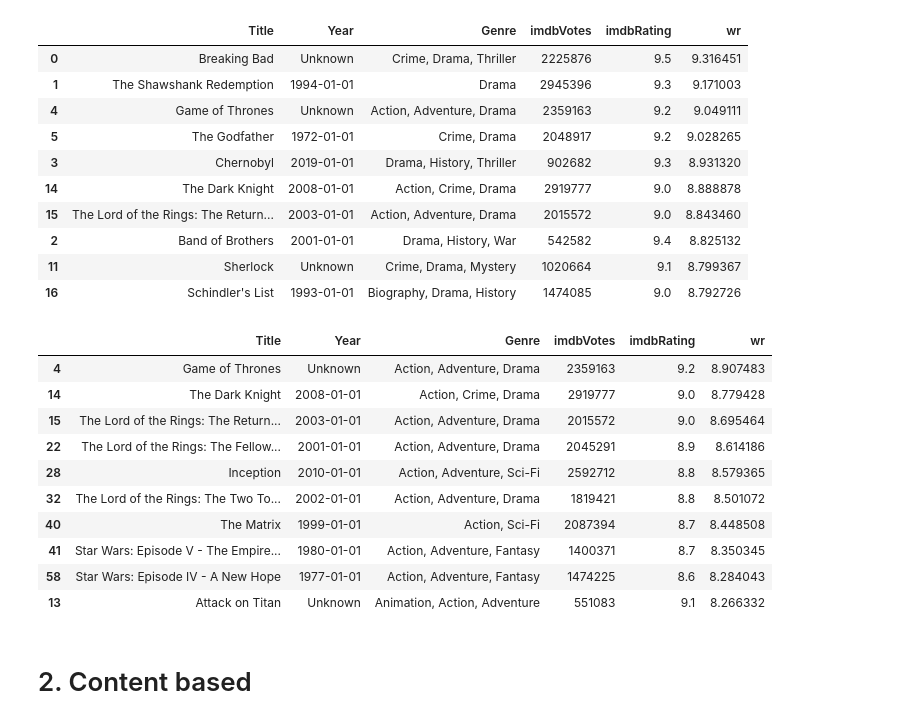
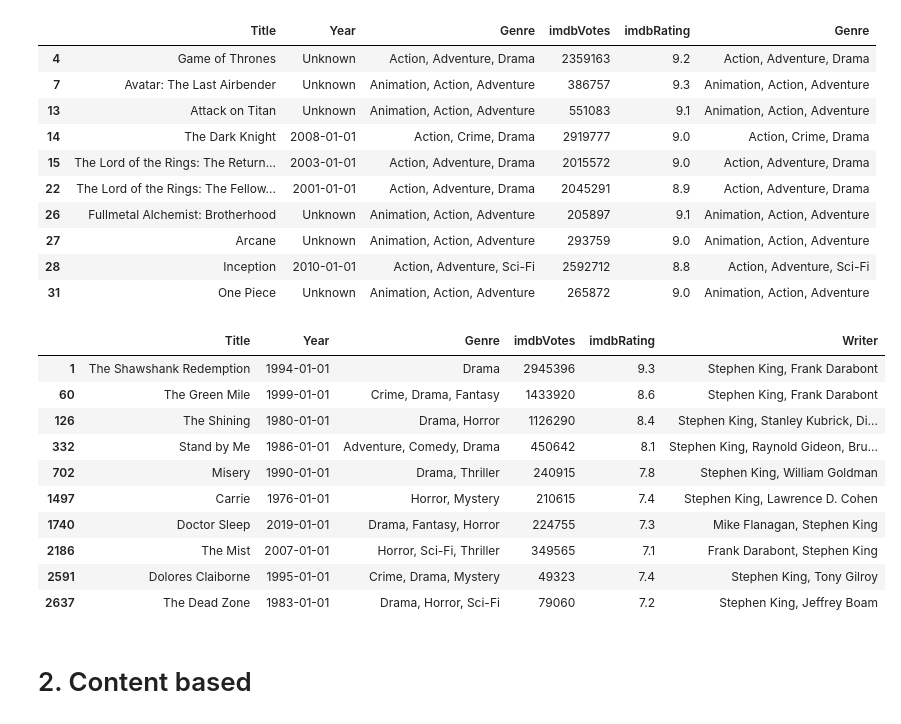
Before and after one commit to NgHoangQuan2204/Recommendation-System, a Jupyter notebook: notebooks/recommendation-system.ipynb, the cells around one changed output. Drawn from its saved outputs; the diff is of its cells as text; code cells hidden in the pictures.

Commit message:
Fixed Simple-recommender and added Notes, delete some cell that isnt necessary

```diff
--- a/notebooks/recommendation-system.ipynb
+++ b/notebooks/recommendation-system.ipynb
@@ -73,32 +39,41 @@ def build_chart(df, genre, percentile=0.85):
+# %%
+def get_simple_recommendations(df, value, collumn):
+    # Lọc các dòng chứa genre
+    filtered_df = df[df[collumn].str.contains(value, na=False)]
+
+    # Sắp xếp theo trọng số và lấy top 250
+    filtered_df = filtered_df.sort_values('wr', ascending=False).head(10)
+
+    return filtered_df[['Title', 'Year', 'Genre','imdbVotes', 'imdbRating', collumn]]
 # %%
-result = build_chart(df, 'Drama', percentile=0.85)
+result = get_simple_recommendations(df, 'Action', "Genre")
 result.head(10)
 # %% [output]
-|  | Title | Year | Genre | imdbVotes | imdbRating | wr |
-| 0 | Breaking Bad | Unknown | Crime, Drama, Thriller | 2225876 | 9.5 | 9.316451 |
-| 1 | The Shawshank Redemption | 1994-01-01 | Drama | 2945396 | 9.3 | 9.171003 |
-| 4 | Game of Thrones | Unknown | Action, Adventure, Drama | 2359163 | 9.2 | 9.049111 |
-| 5 | The Godfather | 1972-01-01 | Crime, Drama | 2048917 | 9.2 | 9.028265 |
-| 3 | Chernobyl | 2019-01-01 | Drama, History, Thriller | 902682 | 9.3 | 8.931320 |
-| 14 | The Dark Knight | 2008-01-01 | Action, Crime, Drama | 2919777 | 9.0 | 8.888878 |
-| 15 | The Lord of the Rings: The Return... | 2003-01-01 | Action, Adventure, Drama | 2015572 | 9.0 | 8.843460 |
-| 2 | Band of Brothers | 2001-01-01 | Drama, History, War | 542582 | 9.4 | 8.825132 |
-| 11 | Sherlock | Unknown | Crime, Drama, Mystery | 1020664 | 9.1 | 8.799367 |
-| 16 | Schindler's List | 1993-01-01 | Biography, Drama, History | 1474085 | 9.0 | 8.792726 |
+|  | Title | Year | Genre | imdbVotes | imdbRating | Genre |
+| 4 | Game of Thrones | Unknown | Action, Adventure, Drama | 2359163 | 9.2 | Action, Adventure, Drama |
+| 7 | Avatar: The Last Airbender | Unknown | Animation, Action, Adventure | 386757 | 9.3 | Animation, Action, Adventure |
+| 13 | Attack on Titan | Unknown | Animation, Action, Adventure | 551083 | 9.1 | Animation, Action, Adventure |
+| 14 | The Dark Knight | 2008-01-01 | Action, Crime, Drama | 2919777 | 9.0 | Action, Crime, Drama |
+| 15 | The Lord of the Rings: The Return... | 2003-01-01 | Action, Adventure, Drama | 2015572 | 9.0 | Action, Adventure, Drama |
+| 22 | The Lord of the Rings: The Fellow... | 2001-01-01 | Action, Adventure, Drama | 2045291 | 8.9 | Action, Adventure, Drama |
+| 26 | Fullmetal Alchemist: Brotherhood | Unknown | Animation, Action, Adventure | 205897 | 9.1 | Animation, Action, Adventure |
+| 27 | Arcane | Unknown | Animation, Action, Adventure | 293759 | 9.0 | Animation, Action, Adventure |
+| 28 | Inception | 2010-01-01 | Action, Adventure, Sci-Fi | 2592712 | 8.8 | Action, Adventure, Sci-Fi |
+| 31 | One Piece | Unknown | Animation, Action, Adventure | 265872 | 9.0 | Animation, Action, Adventure |
 # %%
-result = build_chart(df, 'Action', percentile=0.85)
+result = get_simple_recommendations(df, 'Stephen King', "Writer")
 result.head(10)
 # %% [output]
-|  | Title | Year | Genre | imdbVotes | imdbRating | wr |
-| 4 | Game of Thrones | Unknown | Action, Adventure, Drama | 2359163 | 9.2 | 8.907483 |
-| 14 | The Dark Knight | 2008-01-01 | Action, Crime, Drama | 2919777 | 9.0 | 8.779428 |
-| 15 | The Lord of the Rings: The Return... | 2003-01-01 | Action, Adventure, Drama | 2015572 | 9.0 | 8.695464 |
-| 22 | The Lord of the Rings: The Fellow... | 2001-01-01 | Action, Adventure, Drama | 2045291 | 8.9 | 8.614186 |
-| 28 | Inception | 2010-01-01 | Action, Adventure, Sci-Fi | 2592712 | 8.8 | 8.579365 |
-| 32 | The Lord of the Rings: The Two To... | 2002-01-01 | Action, Adventure, Drama | 1819421 | 8.8 | 8.501072 |
-| 40 | The Matrix | 1999-01-01 | Action, Sci-Fi | 2087394 | 8.7 | 8.448508 |
-| 41 | Star Wars: Episode V - The Empire... | 1980-01-01 | Action, Adventure, Fantasy | 1400371 | 8.7 | 8.350345 |
-| 58 | Star Wars: Episode IV - A New Hope | 1977-01-01 | Action, Adventure, Fantasy | 1474225 | 8.6 | 8.284043 |
-| 13 | Attack on Titan | Unknown | Animation, Action, Adventure | 551083 | 9.1 | 8.266332 |
+|  | Title | Year | Genre | imdbVotes | imdbRating | Writer |
+| 1 | The Shawshank Redemption | 1994-01-01 | Drama | 2945396 | 9.3 | Stephen King, Frank Darabont |
+| 60 | The Green Mile | 1999-01-01 | Crime, Drama, Fantasy | 1433920 | 8.6 | Stephen King, Frank Darabont |
+| 126 | The Shining | 1980-01-01 | Drama, Horror | 1126290 | 8.4 | Stephen King, Stanley Kubrick, Di... |
+| 332 | Stand by Me | 1986-01-01 | Adventure, Comedy, Drama | 450642 | 8.1 | Stephen King, Raynold Gideon, Bru... |
+| 702 | Misery | 1990-01-01 | Drama, Thriller | 240915 | 7.8 | Stephen King, William Goldman |
+| 1497 | Carrie | 1976-01-01 | Horror, Mystery | 210615 | 7.4 | Stephen King, Lawrence D. Cohen |
+| 1740 | Doctor Sleep | 2019-01-01 | Drama, Fantasy, Horror | 224755 | 7.3 | Mike Flanagan, Stephen King |
+| 2186 | The Mist | 2007-01-01 | Horror, Sci-Fi, Thriller | 349565 | 7.1 | Frank Darabont, Stephen King |
+| 2591 | Dolores Claiborne | 1995-01-01 | Crime, Drama, Mystery | 49323 | 7.4 | Stephen King, Tony Gilroy |
+| 2637 | The Dead Zone | 1983-01-01 | Drama, Horror, Sci-Fi | 79060 | 7.2 | Stephen King, Jeffrey Boam |
 # %% [markdown]
 # 2. Content based
```
Also changed, not shown: parts of 9 cells of this notebook.
